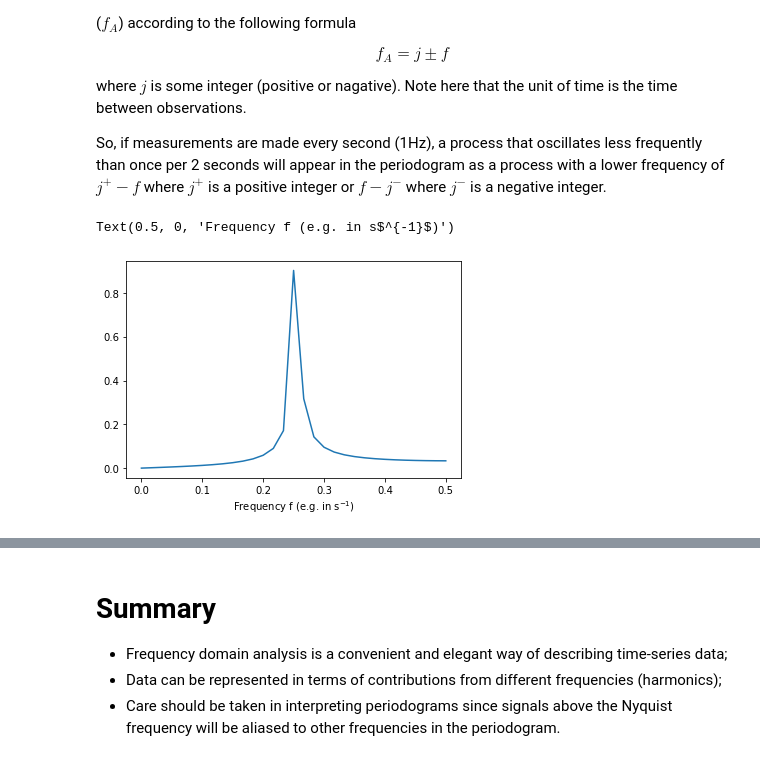
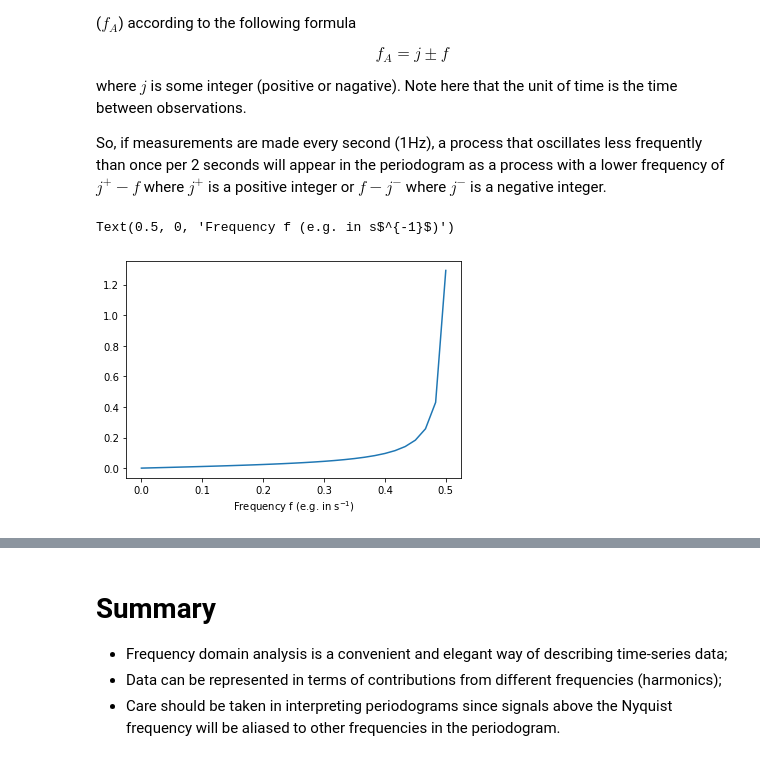
Before and after one commit to janzika/MATH5271, a Jupyter notebook: Lecture 4/MATH5271_2022_T1_Week4Lecture.ipynb, the cells around one changed output, grey strips where cells are left out. Cells and saved outputs as stored; diff of their text form; code cells hidden in the pictures.

```diff
--- a/Lecture 4/MATH5271_2022_T1_Week4Lecture.ipynb
+++ b/Lecture 4/MATH5271_2022_T1_Week4Lecture.ipynb
@@ -336,15 +337,15 @@ So, if measurements are made every second (1Hz), a process that oscillates less
 # %%
 n = 60 #length of data set (e.g. in seconds)
 t_obs = np.arange(0,n,1) #time of observations
-f=45/n # Aliased if bigger than 1/2 (e.g. once every 2 sec)
+f=150/n # Aliased if bigger than 1/2 (e.g. once every 2 sec)
 cosfnc_subsample = np.cos(2*np.pi*t_obs*f)
-Hk = np.fft.rfft(cosfnc_subsample,n+1)
-C_k = abs(Hk[0:(int(n/2)+1)])/(n/2)
+Hk = np.fft.rfft(cosfnc_subsample,n+1)/(n/2)
+C_k = abs(Hk[0:(int(n/2)+1)])
 plt.plot(np.arange(0,int(n/2)+1)/n,C_k)
 plt.xlabel('Frequency f (e.g. in s$^{-1}$)')
 # %% [output]
 Text(0.5, 0, 'Frequency f (e.g. in s$^{-1}$)')
-[figure, old version]
+[figure, new version]
 # %% [markdown]
 ### Aliasing can lead to very troublesome interpretations of sparse observations.
 ![DayAftTom.png](https://github.com/janzika/MATH5271/raw/main/Lecture%204/DayAftTom.png)
```
Also changed, not shown: parts of 8 cells of this notebook.
